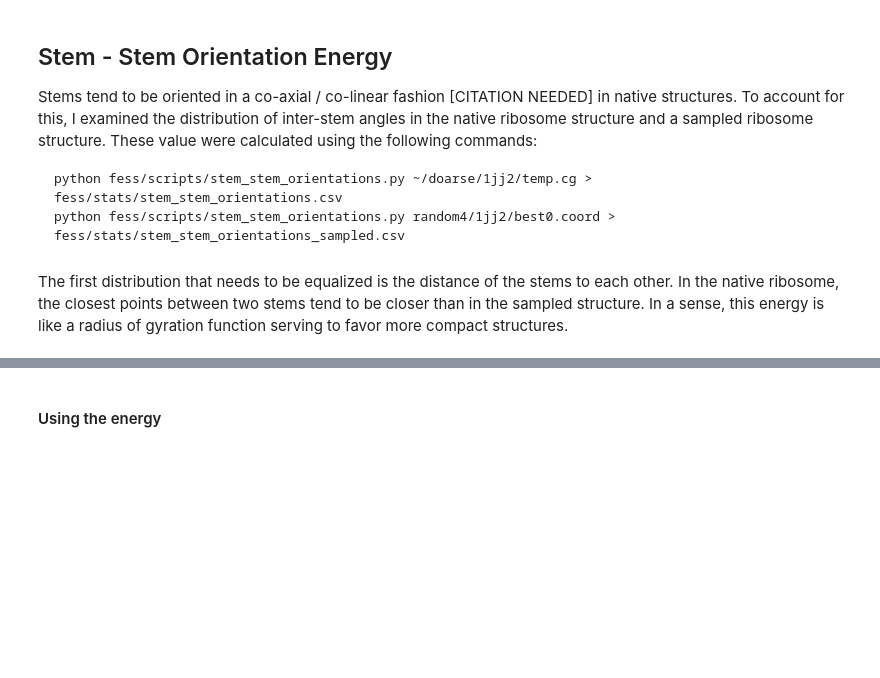
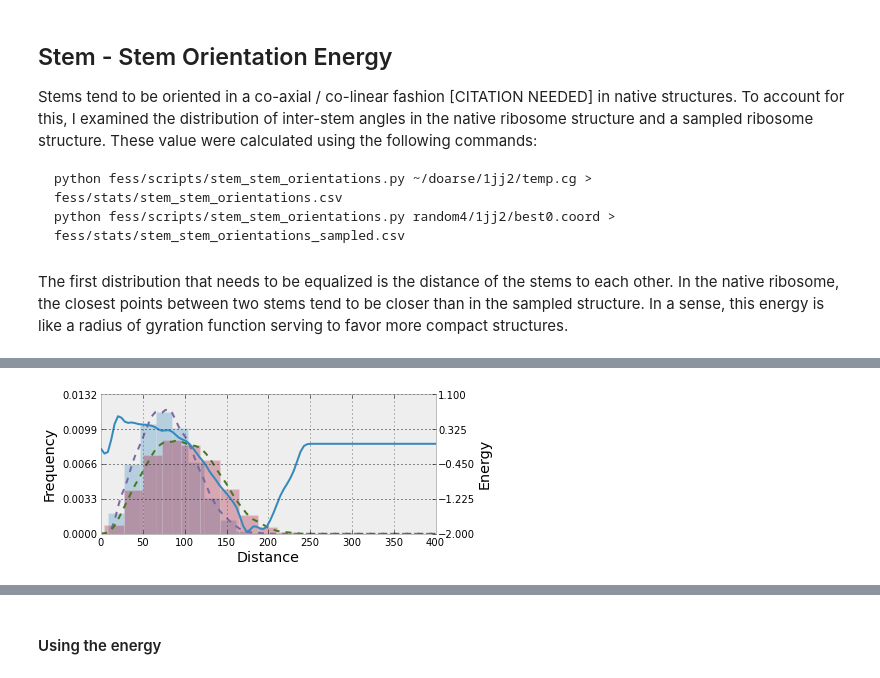
Before and after one commit to ViennaRNA/ernwin, a Jupyter notebook: ipy_notebook_ernwin.ipynb, the cells around one changed output, grey strips where cells are left out. Drawn from its saved outputs; the diff is of its cells as text; code cells hidden in the pictures; blank space fills up the shorter version.

```diff
--- a/ipy_notebook_ernwin.ipynb
+++ b/ipy_notebook_ernwin.ipynb
@@ -270,3 +276,17 @@ plot_real_vs_sampled(sse.angles[0], sse.angles[1], xlim=[0, 100])
+# %%
+import fess.builder.energy as cbe
+
+sse = cbe.StemStemOrientationEnergy([0])
+
+sse.max_dist = 1000
+sse.max_lateral_dist = 1000
+
+sse.real_data = sse.load_stem_stem_data('fess/stats/stem_stem_orientations.csv')
+sse.fake_data = sse.load_stem_stem_data('fess/stats/stem_stem_orientations_stem_stem0_sampled.csv')
+
+plot_real_vs_sampled(sse.angles[0], sse.angles[1], xlim=[0, 400])
+# %% [output]
+[figure, added]
 # %%
 sse = cbe.StemStemOrientationEnergy([1])
 
```
Also changed, not shown: parts of 15 cells of this notebook, 1 other file.
